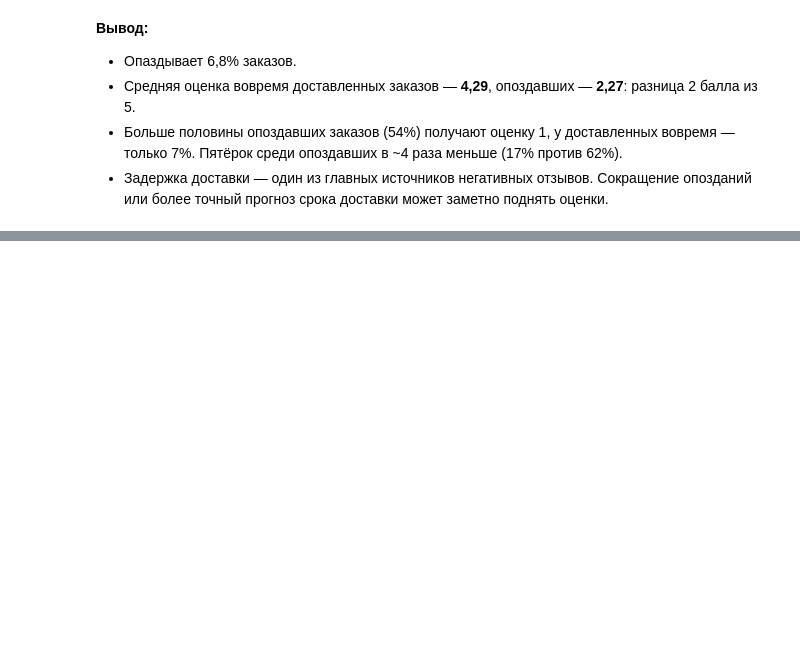
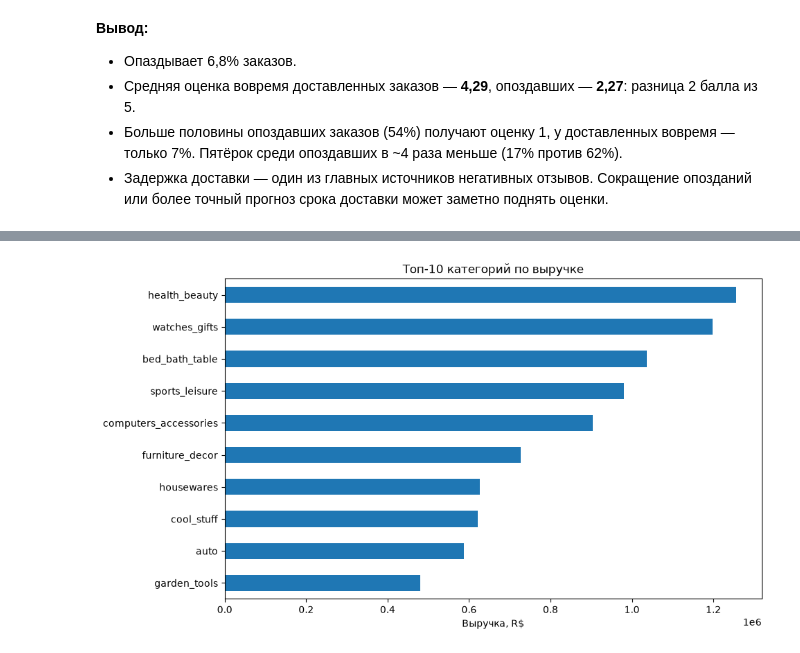
Before and after one commit to AlisnGol/ecommerce-analysis, a Jupyter notebook: analysis.ipynb, the cells around one changed output, grey strips where cells are left out. Saved outputs shown, nothing was run; the diff lists cells and outputs as text; code cells hidden in the pictures; blank space fills up the shorter version.

Commit message:
Вопрос 4: топ категорий

```diff
--- a/analysis.ipynb
+++ b/analysis.ipynb
@@ -298,0 +301,18 @@ score_share.round(1)
+# %%
+items = pd.read_csv("data/olist_order_items_dataset.csv")
+products = pd.read_csv("data/olist_products_dataset.csv")
+translation = pd.read_csv("data/product_category_name_translation.csv")
+
+#оставляем товары только из действительных заказов (без отменённых и недоступных)
+items_valid = items.merge(valid_orders['order_id'], on = 'order_id', how = 'inner')
+
+#подтягиваем к каждому товару его категорию (на португальском)
+items_cat = items_valid.merge(products[['product_id', 'product_category_name']], on = 'product_id', how = 'left')
+
+#подтягиваем английское название категории
+items_cat = items_cat.merge(translation, on="product_category_name", how="left")
+
+#выручка по каждой категории, от большей к меньшей
+category_revenue = items_cat.groupby("product_category_name_english")["price"].sum().sort_values(ascending=False)
+top10 = category_revenue.head(10)
+top10.round(0)
@@ -298,0 +332,9 @@ score_share.round(1)
+# %%
+#горизонтальные столбики: так длинные названия категорий не налезают друг на друга
+top10.sort_values().plot(kind="barh", figsize=(10, 6))
+plt.title("Топ-10 категорий по выручке")
+plt.xlabel("Выручка, R$")
+plt.ylabel("")
+plt.show()
+# %% [output]
+[figure, added]
```
Also changed, not shown: parts of 4 cells of this notebook.
